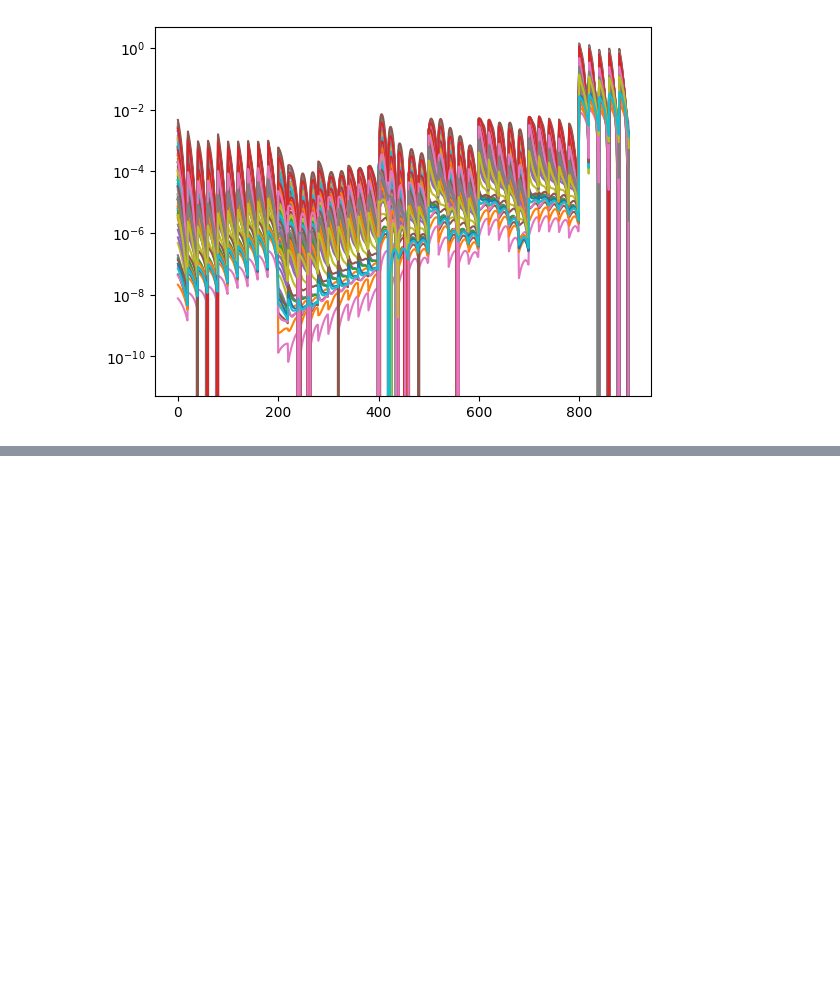
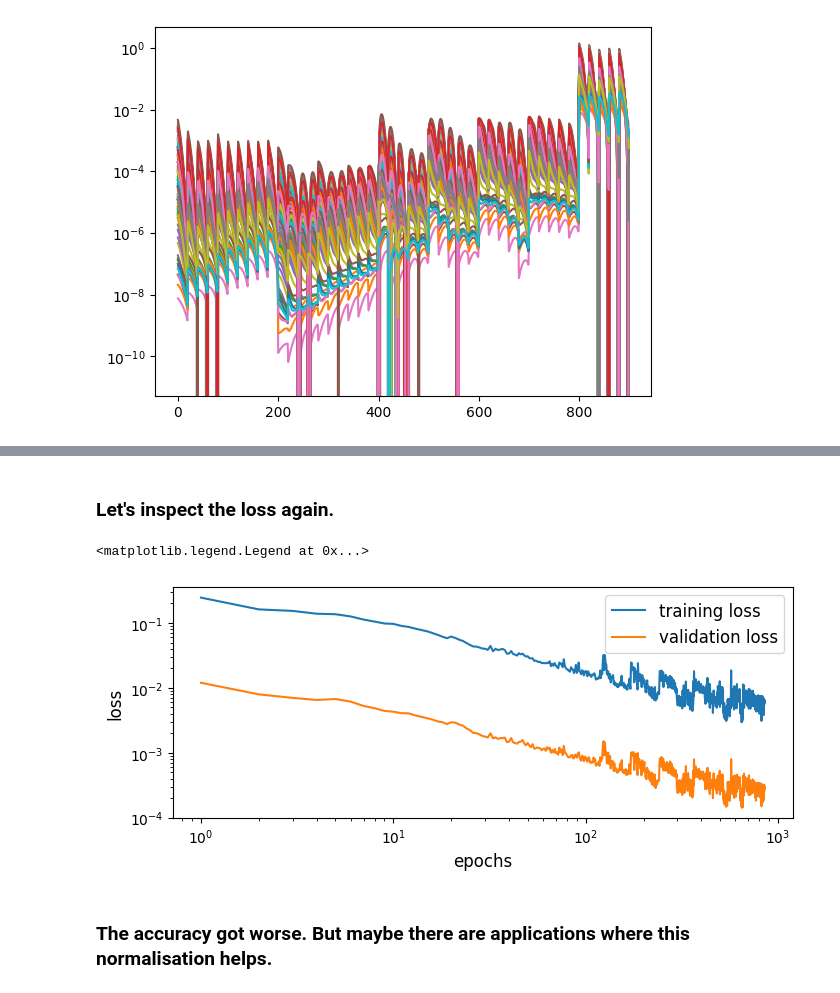
Before and after one commit to pburger112/cosmoemuJAX, a Jupyter notebook: cosmoemu_jax_usage.ipynb, the cells around one changed output, grey strips where cells are left out. Saved outputs shown, nothing was run; the diff lists cells and outputs as text; code cells hidden in the pictures; blank space fills up the shorter version.

```diff
--- a/cosmoemu_jax_usage.ipynb
+++ b/cosmoemu_jax_usage.ipynb
@@ -249,3 +230,20 @@ Training complete. Best val loss: 0.002433. Model saved to outputs/jax_env_minma
+# %% [markdown]
+### Let's inspect the loss again.
+# %%
+emulator_data = np.load('outputs/jax_env_minmax.npz')
+plt.figure(figsize=(8,3))
+plt.plot(np.arange(1,len(emulator_data['train_loss'])+1),emulator_data['train_loss']*0.95,label='training loss')
+plt.plot(np.arange(1,len(emulator_data['val_losses'])+1),emulator_data['val_losses']*0.05,label='validation loss')
+plt.xscale('log')
+plt.yscale('log')
+plt.xlabel('epochs',size=12)
+plt.ylabel('loss',size=12)
+plt.legend(fontsize=12)
+# %% [output]
+<matplotlib.legend.Legend at 0x...>
+[figure, added]
+# %% [markdown]
+### The accuracy got worse. But maybe there are applications where this normalisation helps.
 # %%
 jax_nn = EmulatorJAX(filepath=f'outputs/jax_env_minmax.npz')
 emulated_features = jax_nn.rescaled_predict(test_params)
```
Also changed, not shown: parts of 23 cells of this notebook, 1 other file.
